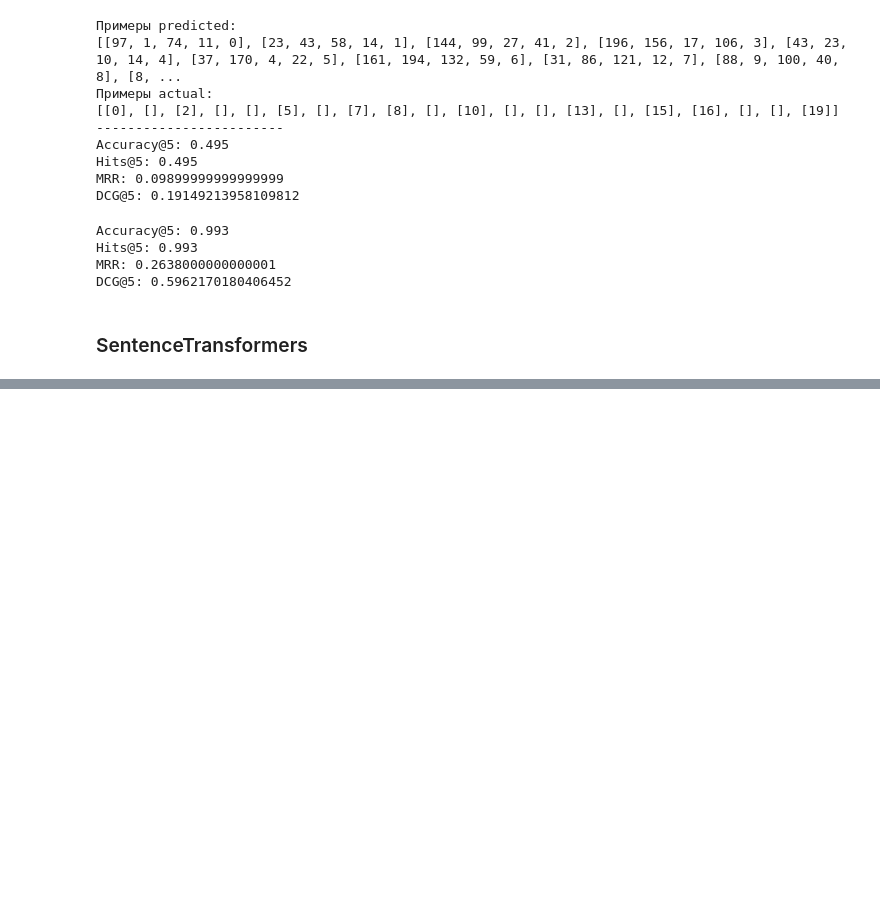
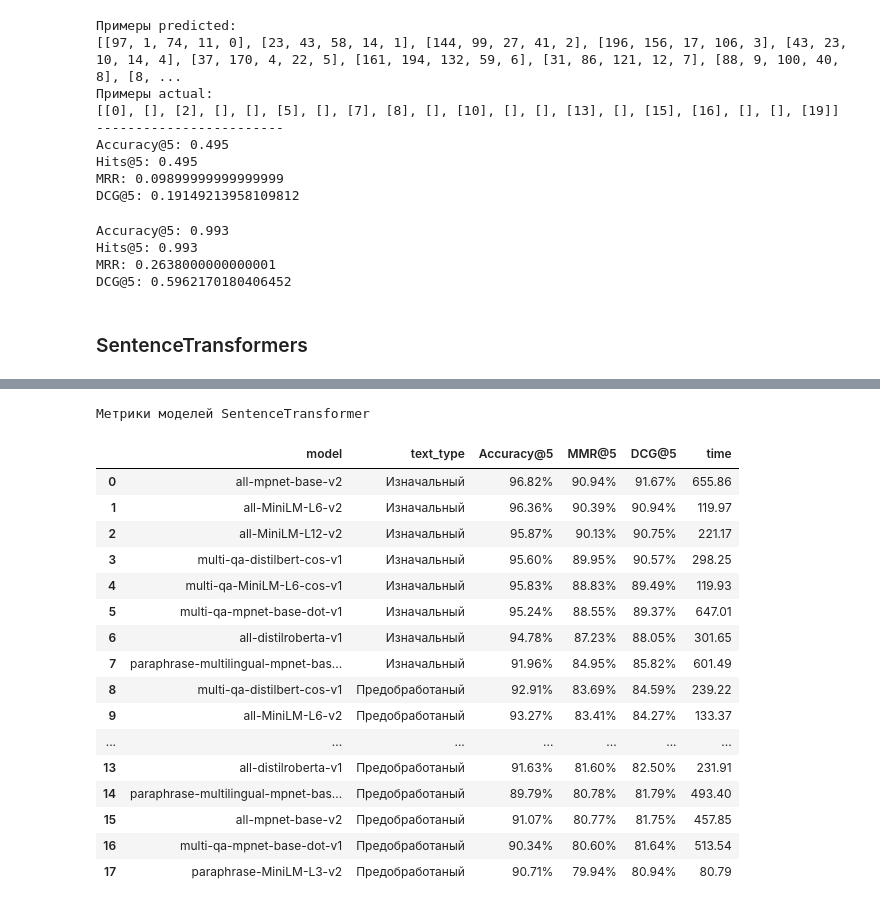
Before and after one commit to FedorSafonov/Medical-QA--MLE-, a Jupyter notebook: project.ipynb, the cells around one changed output, grey strips where cells are left out. Saved outputs shown, nothing was run; the diff lists cells and outputs as text; code cells hidden in the pictures; blank space fills up the shorter version.

```diff
--- a/project.ipynb
+++ b/project.ipynb
@@ -879,11 +604,0 @@ Wall time: 9min 55s
-# %%
-%%time
-%%chime
-
-model_name = 'all-distilroberta-v1'
-model = SentenceTransformer(model_name)
-
-idx2emd, idx2sen, sen2idx, gt = create_index(train_df, model)
-accuracy = evaluate_model(idx2emd, gt)
-
-print(f"Accuracy@5 для модели {model_name}: {accuracy:.4f}")
@@ -895,0 +943,21 @@ Wall time: 5min 57s
+# %%
+metrics_colored
+# %% [output]
+Метрики моделей SentenceTransformer
+|  | model | text_type | Accuracy@5 | MMR@5 | DCG@5 | time |
+| 0 | all-mpnet-base-v2 | Изначальный | 96.82% | 90.94% | 91.67% | 655.86 |
+| 1 | all-MiniLM-L6-v2 | Изначальный | 96.36% | 90.39% | 90.94% | 119.97 |
+| 2 | all-MiniLM-L12-v2 | Изначальный | 95.87% | 90.13% | 90.75% | 221.17 |
+| 3 | multi-qa-distilbert-cos-v1 | Изначальный | 95.60% | 89.95% | 90.57% | 298.25 |
+| 4 | multi-qa-MiniLM-L6-cos-v1 | Изначальный | 95.83% | 88.83% | 89.49% | 119.93 |
+| 5 | multi-qa-mpnet-base-dot-v1 | Изначальный | 95.24% | 88.55% | 89.37% | 647.01 |
+| 6 | all-distilroberta-v1 | Изначальный | 94.78% | 87.23% | 88.05% | 301.65 |
+| 7 | paraphrase-multilingual-mpnet-bas... | Изначальный | 91.96% | 84.95% | 85.82% | 601.49 |
+| 8 | multi-qa-distilbert-cos-v1 | Предобработаный | 92.91% | 83.69% | 84.59% | 239.22 |
+| 9 | all-MiniLM-L6-v2 | Предобработаный | 93.27% | 83.41% | 84.27% | 133.37 |
+| ... | ... | ... | ... | ... | ... | ... |
+| 13 | all-distilroberta-v1 | Предобработаный | 91.63% | 81.60% | 82.50% | 231.91 |
+| 14 | paraphrase-multilingual-mpnet-bas... | Предобработаный | 89.79% | 80.78% | 81.79% | 493.40 |
+| 15 | all-mpnet-base-v2 | Предобработаный | 91.07% | 80.77% | 81.75% | 457.85 |
+| 16 | multi-qa-mpnet-base-dot-v1 | Предобработаный | 90.34% | 80.60% | 81.64% | 513.54 |
+| 17 | paraphrase-MiniLM-L3-v2 | Предобработаный | 90.71% | 79.94% | 80.94% | 80.79 |
```
Also changed, not shown: parts of 78 cells of this notebook, 7 other files.
